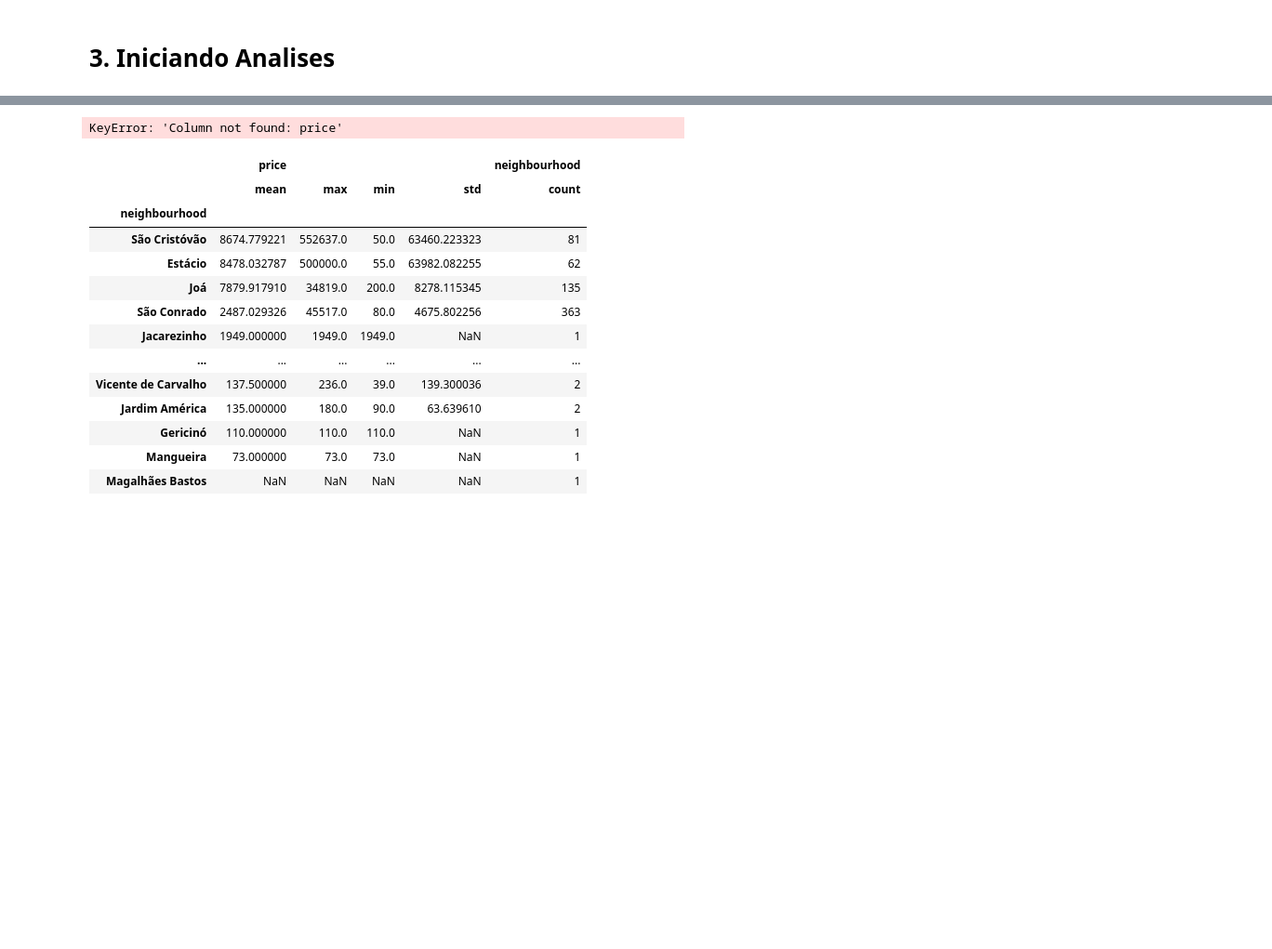
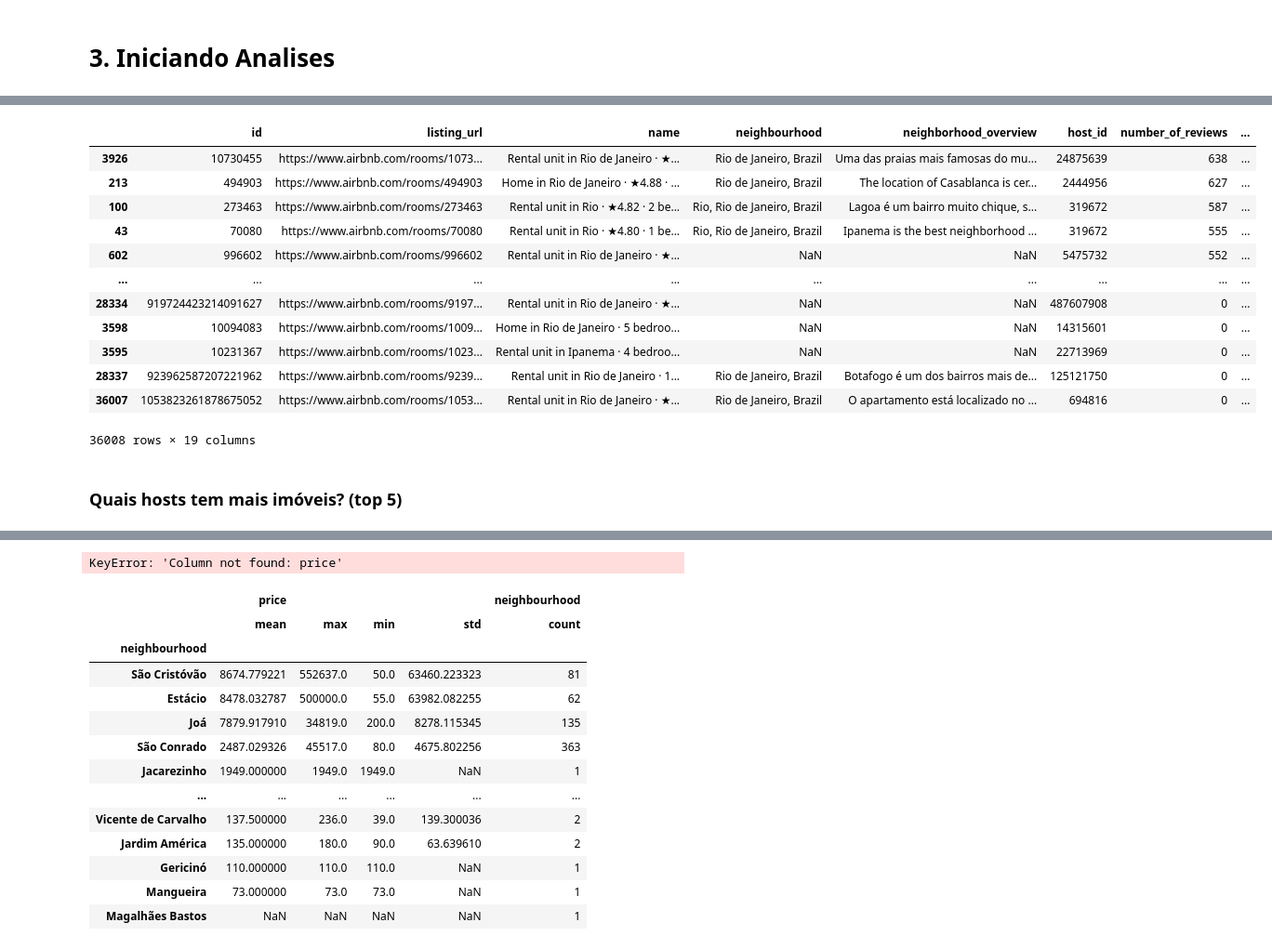
Before and after one commit to gnlins/GitSantander2024_2, a Jupyter notebook: airbnb.ipynb, the cells around one changed output, grey strips where cells are left out. Shown at 93% size. Drawn from its saved outputs; the diff is of its cells as text; code cells hidden in the pictures; blank space fills up the shorter version.

```diff
--- a/airbnb.ipynb
+++ b/airbnb.ipynb
@@ -25,0 +93,18 @@ listings_csv = listings_csv_small[['neighbourhood']]
+# %%
+listings_analise.sort_values(by=['number_of_reviews'], ascending=False)
+# %% [output]
+|  | id | listing_url | name | neighbourhood | neighborhood_overview | host_id | number_of_reviews | ... |
+| 3926 | 10730455 | https://www.airbnb.com/rooms/1073... | Rental unit in Rio de Janeiro · ★... | Rio de Janeiro, Brazil | Uma das praias mais famosas do mu... | 24875639 | 638 | ... |
+| 213 | 494903 | https://www.airbnb.com/rooms/494903 | Home in Rio de Janeiro · ★4.88 · ... | Rio de Janeiro, Brazil | The location of Casablanca is cer... | 2444956 | 627 | ... |
+| 100 | 273463 | https://www.airbnb.com/rooms/273463 | Rental unit in Rio · ★4.82 · 2 be... | Rio, Rio de Janeiro, Brazil | Lagoa é um bairro muito chique, s... | 319672 | 587 | ... |
+| 43 | 70080 | https://www.airbnb.com/rooms/70080 | Rental unit in Rio · ★4.80 · 1 be... | Rio, Rio de Janeiro, Brazil | Ipanema is the best neighborhood ... | 319672 | 555 | ... |
+| 602 | 996602 | https://www.airbnb.com/rooms/996602 | Rental unit in Rio de Janeiro · ★... | NaN | NaN | 5475732 | 552 | ... |
+| ... | ... | ... | ... | ... | ... | ... | ... | ... |
+| 28334 | 919724423214091627 | https://www.airbnb.com/rooms/9197... | Rental unit in Rio de Janeiro · ★... | NaN | NaN | 487607908 | 0 | ... |
+| 3598 | 10094083 | https://www.airbnb.com/rooms/1009... | Home in Rio de Janeiro · 5 bedroo... | NaN | NaN | 14315601 | 0 | ... |
+| 3595 | 10231367 | https://www.airbnb.com/rooms/1023... | Rental unit in Ipanema · 4 bedroo... | NaN | NaN | 22713969 | 0 | ... |
+| 28337 | 923962587207221962 | https://www.airbnb.com/rooms/9239... | Rental unit in Rio de Janeiro · 1... | Rio de Janeiro, Brazil | Botafogo é um dos bairros mais de... | 125121750 | 0 | ... |
+| 36007 | 1053823261878675052 | https://www.airbnb.com/rooms/1053... | Rental unit in Rio de Janeiro · ★... | Rio de Janeiro, Brazil | O apartamento está localizado no ... | 694816 | 0 | ... |
+36008 rows × 19 columns
+# %% [markdown]
+### Quais hosts tem mais imóveis? (top 5)
```
Also changed, not shown: parts of 15 cells of this notebook.
